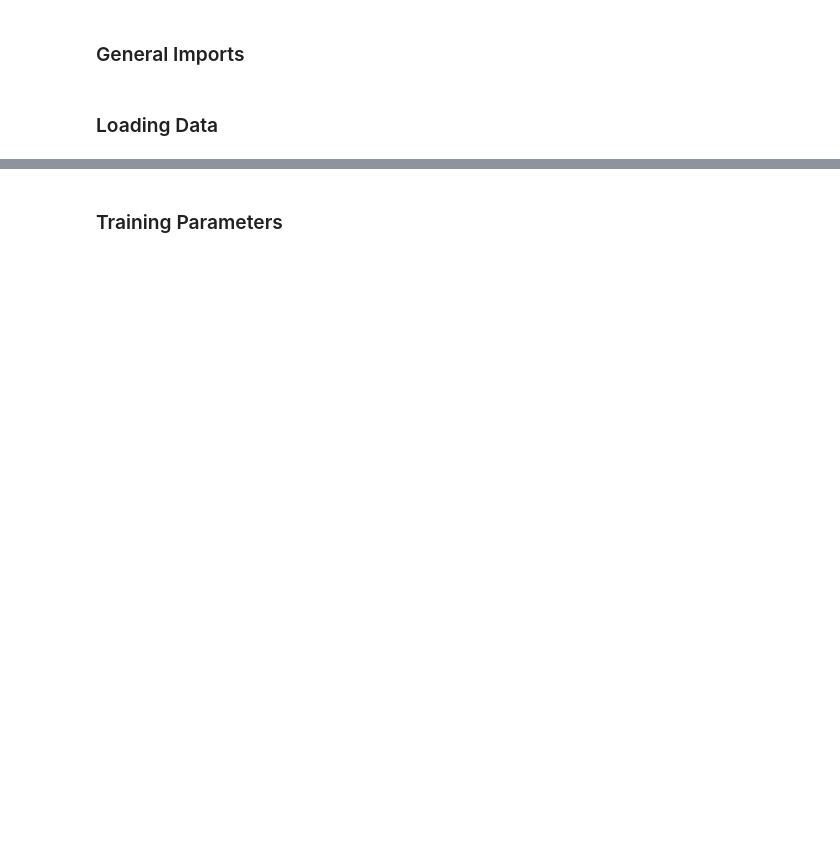
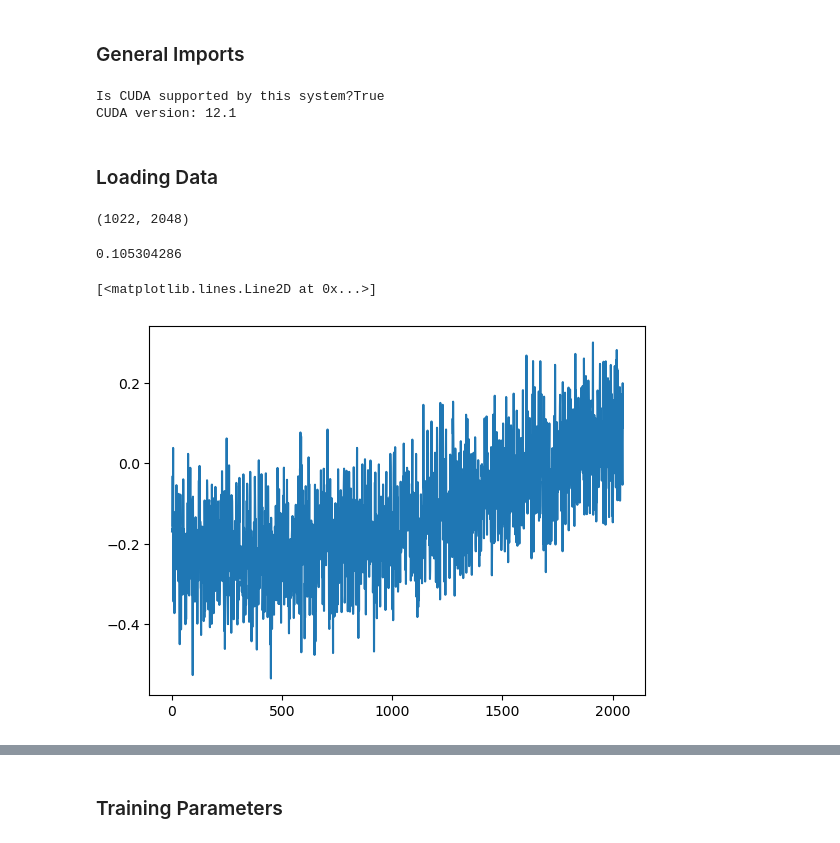
Before and after one commit to slosar/rfi-ml, a Jupyter notebook: notebooks/bmx_rfi.ipynb, the cells around one changed output, grey strips where cells are left out. Saved outputs shown, nothing was run; the diff lists cells and outputs as text; code cells hidden in the pictures; blank space fills up the shorter version.

```diff
--- a/notebooks/bmx_rfi.ipynb
+++ b/notebooks/bmx_rfi.ipynb
@@ -10,3 +10,25 @@ import rfi_ml_bmx
 import matplotlib.pyplot as plt
+# %%
+print(f"Is CUDA supported by this system?{torch.cuda.is_available()}")
+print(f"CUDA version: {torch.version.cuda}")
+# %% [output]
+Is CUDA supported by this system?True
+CUDA version: 12.1
 # %% [markdown]
 ### Loading Data
+# %%
+train = np.load('D:/bmxdata/train_data/201107_002700/5_0000.npy')
+test = np.load('D:/bmxdata/eval_data/201107_172400/1_0000.npy')
+# %%
+test.shape
+# %% [output]
+(1022, 2048)
+# %%
+np.std(train[86])
+# %% [output]
+0.105304286
+# %%
+plt.plot(train[400])
+# %% [output]
+[<matplotlib.lines.Line2D at 0x...>]
+[figure, added]
```
Also changed, not shown: parts of 15 cells of this notebook, 8 other files.
